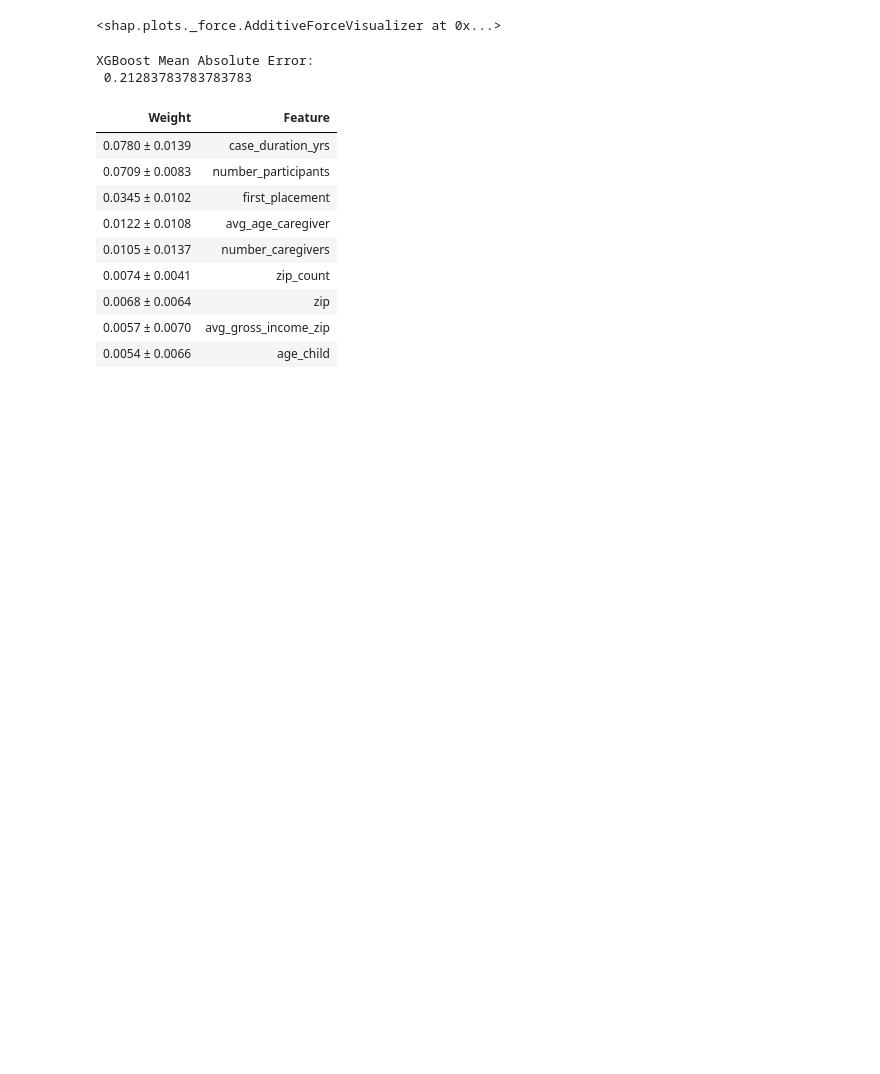
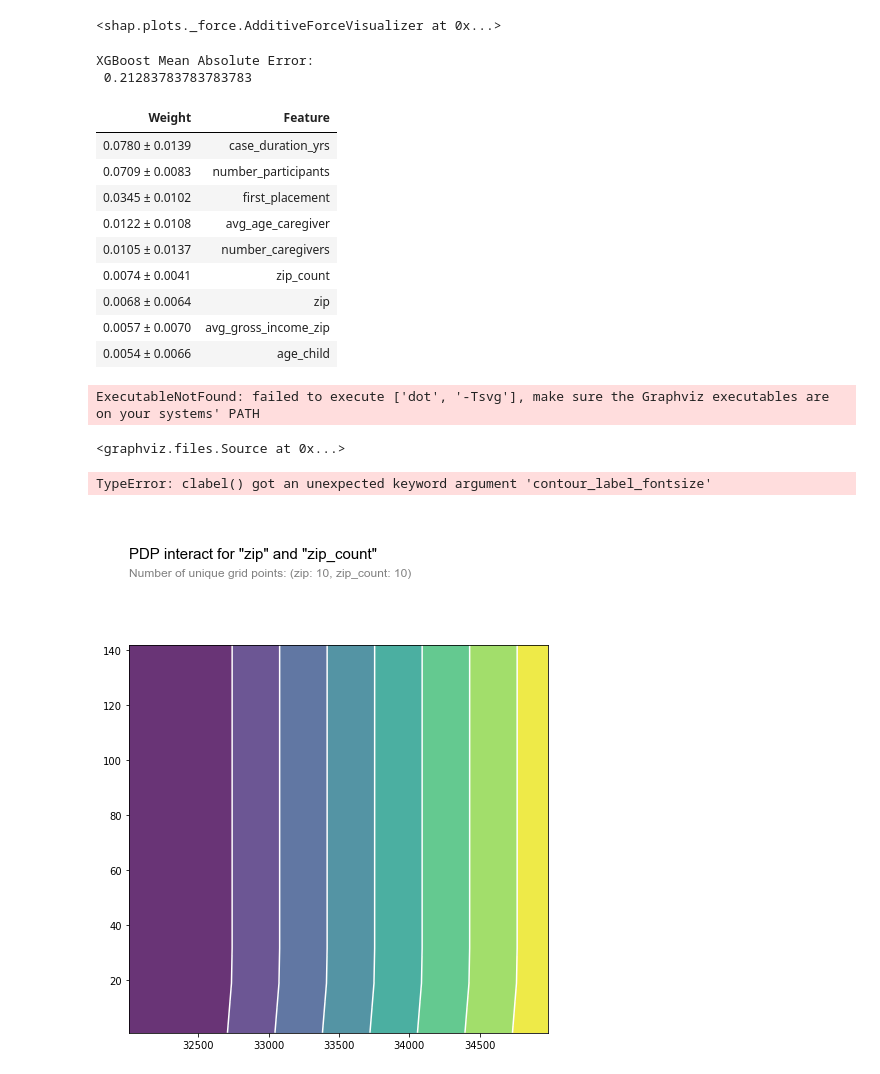
Before and after one commit to mathemacode/PSF_ERAU, a Jupyter notebook: Python/ml_modeling.ipynb, the cells around one changed output. Drawn from its saved outputs; the diff is of its cells as text; code cells hidden in the pictures; blank space fills up the shorter version.

```diff
--- a/Python/ml_modeling.ipynb
+++ b/Python/ml_modeling.ipynb
@@ -146,3 +140,22 @@ XGBoost Mean Absolute Error:
 | 0.0068 ± 0.0064 | zip |
 | 0.0057 ± 0.0070 | avg_gross_income_zip |
 | 0.0054 ± 0.0066 | age_child |
+# %%
+# TREE MODEL
+tree_model = DecisionTreeClassifier(random_state=0, max_depth=6, min_samples_split=5).fit(train_X, train_y)
+
+tree_graph = tree.export_graphviz(tree_model, out_file=None, feature_names=features)
+
+tree_graph
+graphviz.Source(tree_graph)
+# %% [output]
+ExecutableNotFound: failed to execute ['dot', '-Tsvg'], make sure the Graphviz executables are on your systems' PATH
+<graphviz.files.Source at 0x...>
+# %%
+inter1  =  pdp.pdp_interact(model=tree_model, dataset=val_X, model_features=features, features=features)
+
+pdp.pdp_interact_plot(pdp_interact_out=inter1, feature_names=features, plot_type='contour')
+plt.show()
+# %% [output]
+TypeError: clabel() got an unexpected keyword argument 'contour_label_fontsize'
+[figure, added]
```
Also changed, not shown: parts of 3 cells of this notebook.
